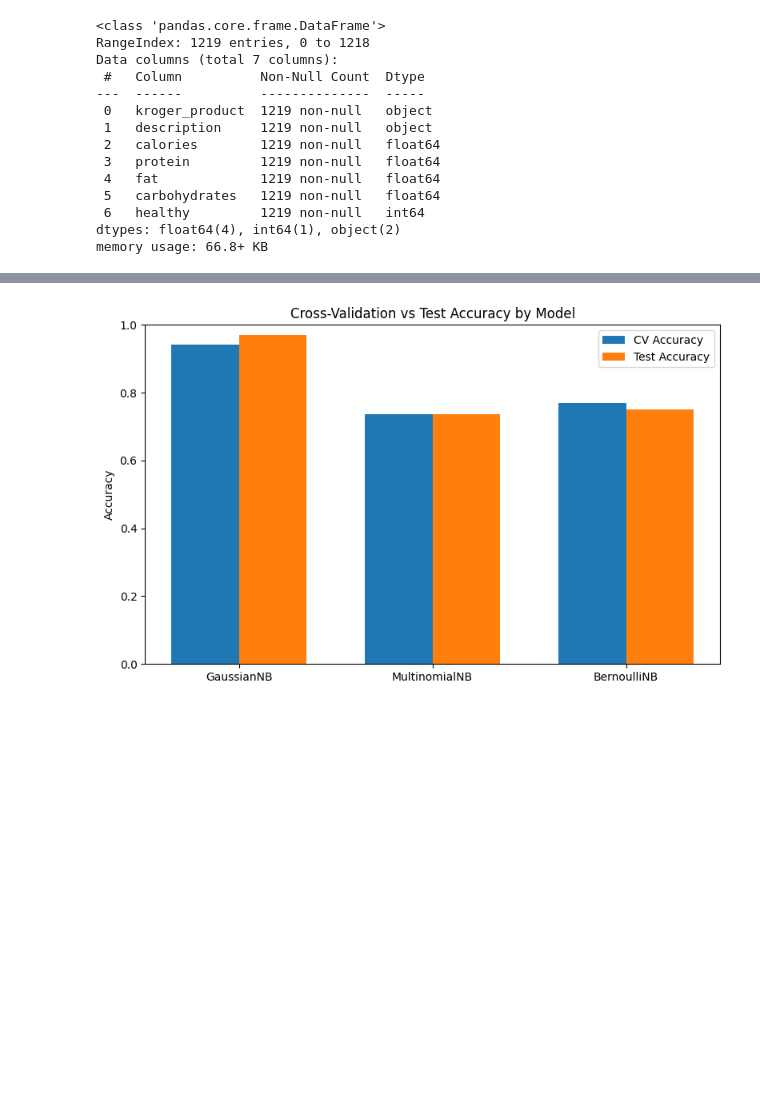
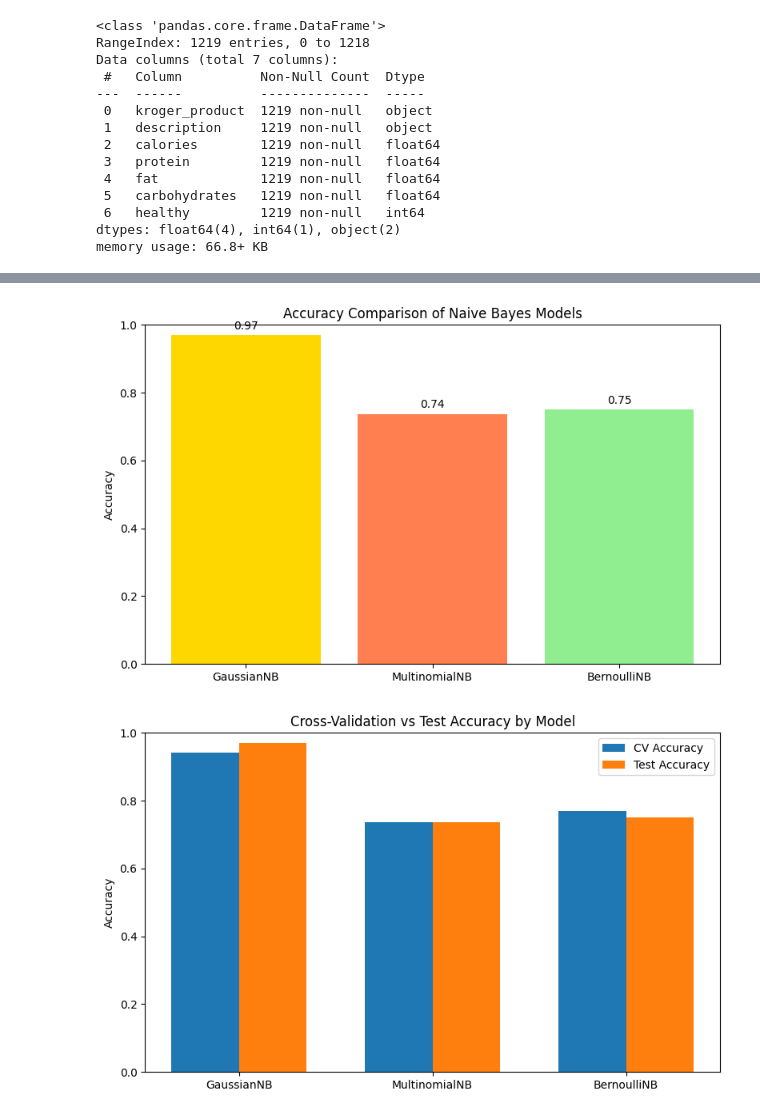
Before and after one commit to RISSIKUMARP/Enhancing-Public-Health-by-Identifying-Unhealthy-Foods-Promoting-Healthier-Alternatives, a Jupyter notebook: scripts/NB.ipynb, the cells around one changed output, grey strips where cells are left out. Cells and saved outputs as stored; diff of their text form; code cells hidden in the pictures; blank space fills up the shorter version.

```diff
--- a/scripts/NB.ipynb
+++ b/scripts/NB.ipynb
@@ -232,3 +169,29 @@ plt.show()
+# %%
+import matplotlib.pyplot as plt
+import numpy as np
+
+# Only extract accuracy scores
+models = ['GaussianNB', 'MultinomialNB', 'BernoulliNB']
+accuracies = [model_scores[model]['accuracy'] for model in models]
+
+# Plotting
+plt.figure(figsize=(8, 5))
+colors = ['gold', 'coral', 'lightgreen']
+bars = plt.bar(models, accuracies, color=colors)
+
+plt.ylim(0, 1)
+plt.ylabel("Accuracy")
+plt.title("Accuracy Comparison of Naive Bayes Models")
+
+# Add value labels on bars
+for bar in bars:
+    yval = bar.get_height()
+    plt.text(bar.get_x() + bar.get_width()/2, yval + 0.01, f"{yval:.2f}", ha='center', va='bottom')
+
+plt.tight_layout()
+plt.show()
+# %% [output]
+[figure, added]
 # %%
 model_names = list(model_scores.keys())
 cv_scores = [model_scores[name]['cv'] for name in model_names]
```
Also changed, not shown: parts of 1 cell of this notebook, 1 other file.
